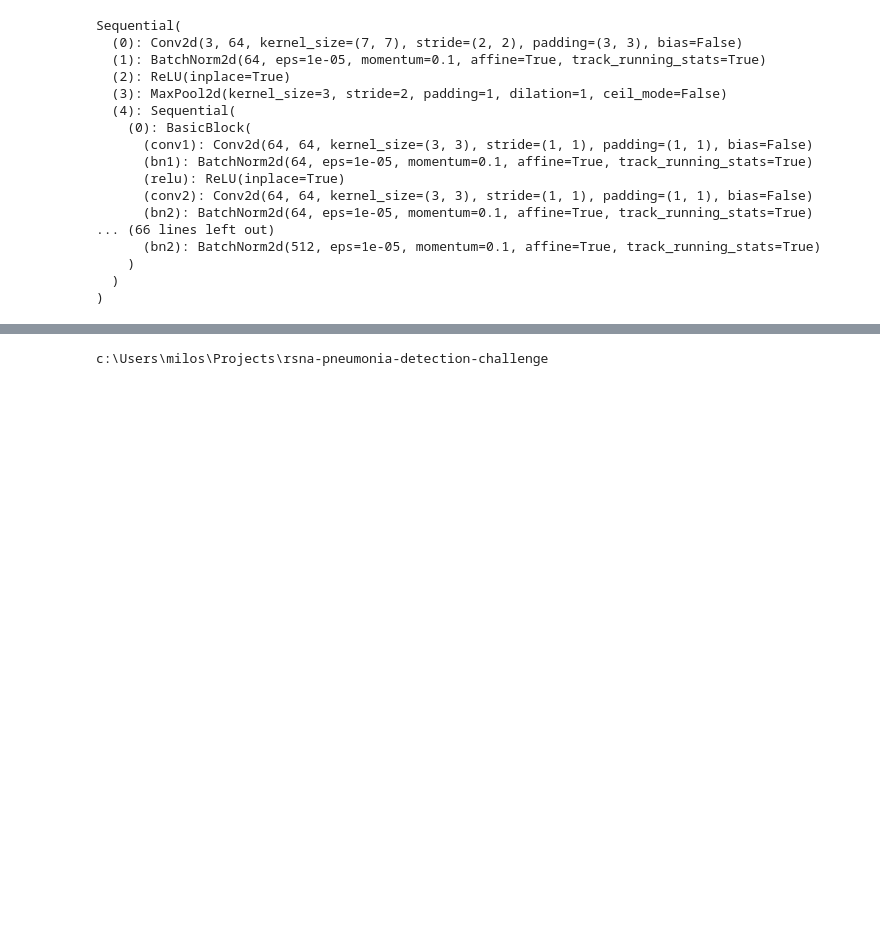
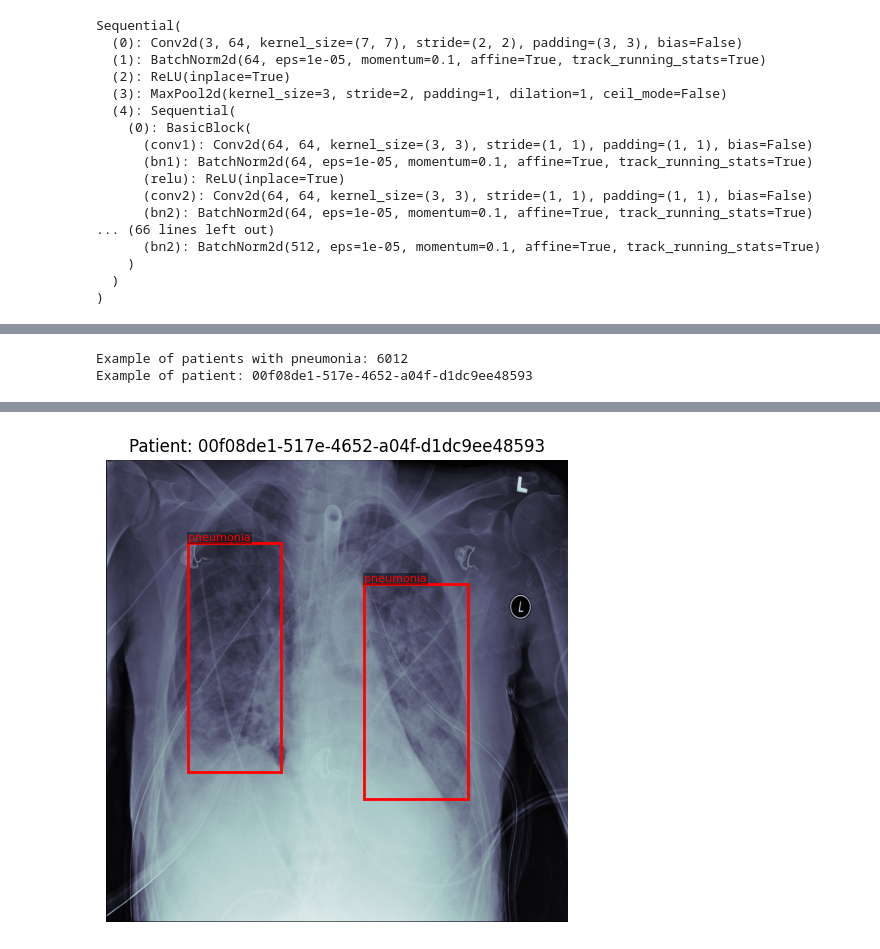
Before and after one commit to Kenkai993/rsna-pneumonia-detection, a Jupyter notebook: Pneumonia detection project/03_Pneumonia_Boundbox.ipynb, the cells around one changed output, grey strips where cells are left out. Drawn from its saved outputs; the diff is of its cells as text; code cells hidden in the pictures; blank space fills up the shorter version.

```diff
--- a/Pneumonia detection project/03_Pneumonia_Boundbox.ipynb
+++ b/Pneumonia detection project/03_Pneumonia_Boundbox.ipynb
@@ -116,16 +126,67 @@ c:\venvs\cuda_env312\Lib\site-packages\pytorch_lightning\core\saving.py:195: Fou
 # %%
-from torchvision.transforms.functional import resize as tv_resize
-from torchvision.ops import masks_to_boxes
+import os
+import numpy as np
+import pandas as pd
+import matplotlib.pyplot as plt
 import matplotlib.patches as patches
+import pydicom
+from IPython.display import display
 
-def _normalize01(t):
-    t=t-t.min()
-    return t/(t.max() + 1e-6)
+Labels_Csv = r"C:\Users\milos\Projects\rsna-pneumonia-detection-challenge\stage_2_train_labels.csv"
+Images_Dir = r"C:\Users\milos\Projects\rsna-pneumonia-detection-challenge\stage_2_train_images"
 
-def _upsample_cam(cam_t,H,W):
-    if cam_t.dim()==2:
-        cam_t=cam_t.unsqueeze(0)
-    cam_t=cam_t.unsqueeze(0).float()
+df = pd.read_csv(LABELS_CSV)
+df_pos = df[df["Target"] == 1].copy()
 
-    cam_up=torch.nn.functional.interpolate(cam_t, size=(H,W),mode="bilinear",align_corners=False[0,0])
-    return _normalize01(cam_up)
+print("Example of patients with pneumonia:", df_pos["patientId"].nunique())
+
+def show_image_with_bboxes(patient_id):
+    rows = df[df["patientId"] == patient_id]
+
+    dcm_path = os.path.join(IMAGES_DIR, f"{patient_id}.dcm")
+    ds = pydicom.dcmread(dcm_path)
+    img = ds.pixel_array.astype(np.float32)
+
+
+    img = (img - img.min()) / (img.max() - img.min() + 1e-6)
+
+
+    fig, ax = plt.subplots(1, 1, figsize=(6, 6))
+    ax.imshow(img, cmap="bone")
+    ax.set_title(f"Patient: {patient_id}")
+    ax.axis("off")
+
+
+    for _, r in rows.iterrows():
+        if r["Target"] == 1:
+            x, y, w, h = r["x"], r["y"], r["width"], r["height"]
+            rect = patches.Rectangle(
+                (x, y), w, h,
+                linewidth=2,
+                edgecolor="red",
+                facecolor="none"
+            )
+            ax.add_patch(rect)
+
+            ax.text(
+                x,
+                y - 5,
+                "pneumonia",
+                color="red",
+                fontsize=8,
+                bbox=dict(facecolor="black", alpha=0.4, edgecolor="none", pad=1)
+            )
+
+
+    return fig
+
+
+example_id = df_pos["patientId"].iloc[9]
+print("Example of patient:", example_id)
+
+fig = show_image_with_bboxes(example_id)
+display(fig)
+plt.close(fig)
+# %% [output]
+Example of patients with pneumonia: 6012
+Example of patient: 00f08de1-517e-4652-a04f-d1dc9ee48593
@@ -131,0 +195 @@ def _upsample_cam(cam_t,H,W):
+[figure, added]
@@ -158,5 +195,0 @@ def cam(model, img):
-# %%
-import os
-print(os.getcwd())
-# %% [output]
-c:\Users\milos\Projects\rsna-pneumonia-detection-challenge
```
Also changed, not shown: parts of 9 cells of this notebook, 1 other file.
